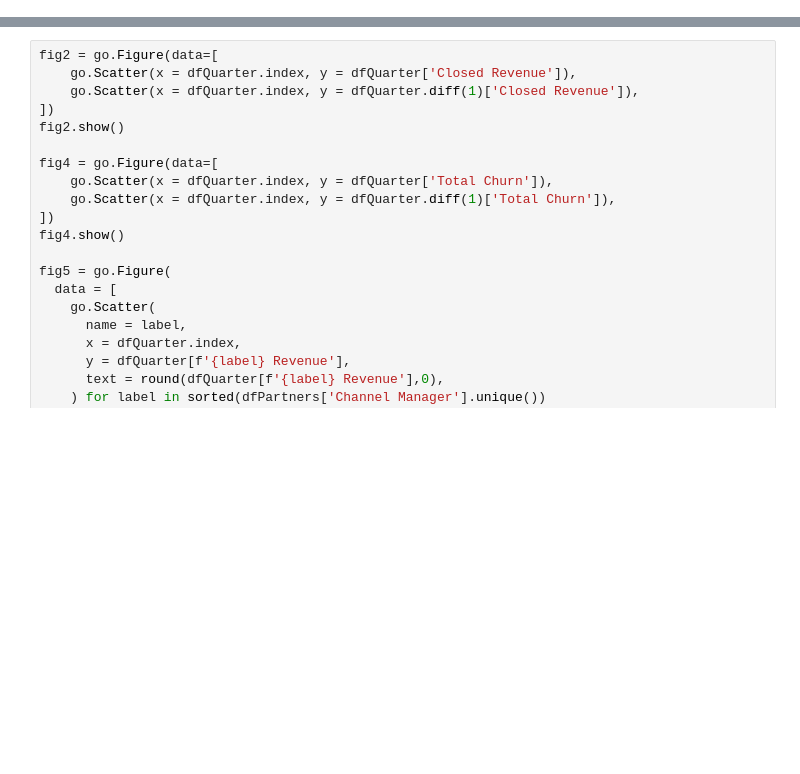
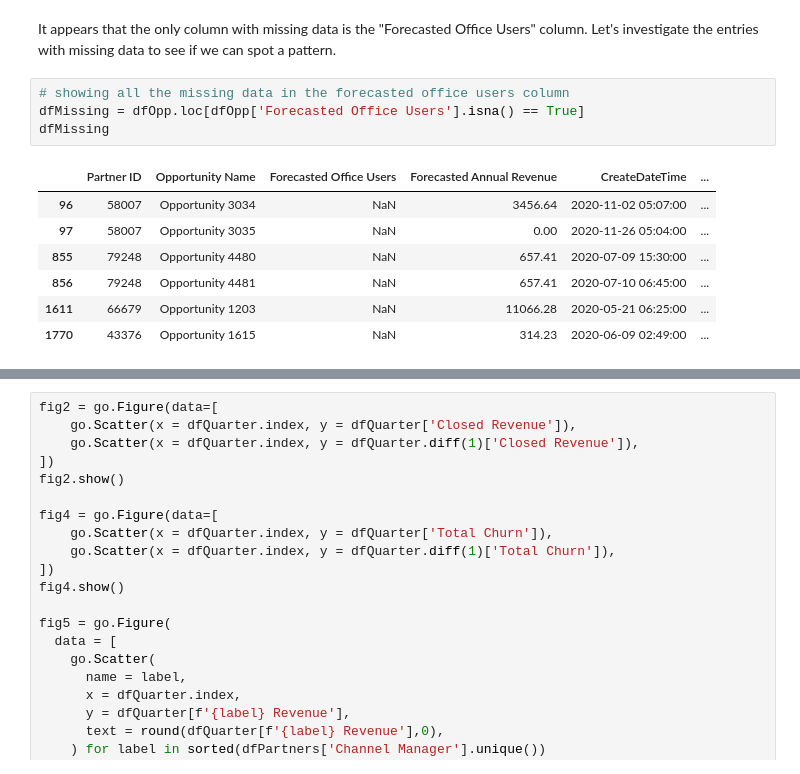
Before and after one commit to minthammock-development/Technical-Assignments, a Jupyter notebook: RingCentral/RingCentral_Workbook.ipynb, the cells around one changed output, grey strips where cells are left out. Drawn from its saved outputs; the diff is of its cells as text; blank space fills up the shorter version.

```diff
--- a/RingCentral/RingCentral_Workbook.ipynb
+++ b/RingCentral/RingCentral_Workbook.ipynb
@@ -422,0 +132,14 @@ fig3.show()
+# %% [markdown]
+It appears that the only column with missing data is the "Forecasted Office Users" column. Let's investigate the entries with missing data to see if we can spot a pattern.
+# %%
+# showing all the missing data in the forecasted office users column
+dfMissing = dfOpp.loc[dfOpp['Forecasted Office Users'].isna() == True]
+dfMissing
+# %% [output]
+|  | Partner ID | Opportunity Name | Forecasted Office Users | Forecasted Annual Revenue | CreateDateTime | ... |
+| 96 | 58007 | Opportunity 3034 | NaN | 3456.64 | 2020-11-02 05:07:00 | ... |
+| 97 | 58007 | Opportunity 3035 | NaN | 0.00 | 2020-11-26 05:04:00 | ... |
+| 855 | 79248 | Opportunity 4480 | NaN | 657.41 | 2020-07-09 15:30:00 | ... |
+| 856 | 79248 | Opportunity 4481 | NaN | 657.41 | 2020-07-10 06:45:00 | ... |
+| 1611 | 66679 | Opportunity 1203 | NaN | 11066.28 | 2020-05-21 06:25:00 | ... |
+| 1770 | 43376 | Opportunity 1615 | NaN | 314.23 | 2020-06-09 02:49:00 | ... |
```
Also changed, not shown: parts of 72 cells of this notebook, 2 other files.
